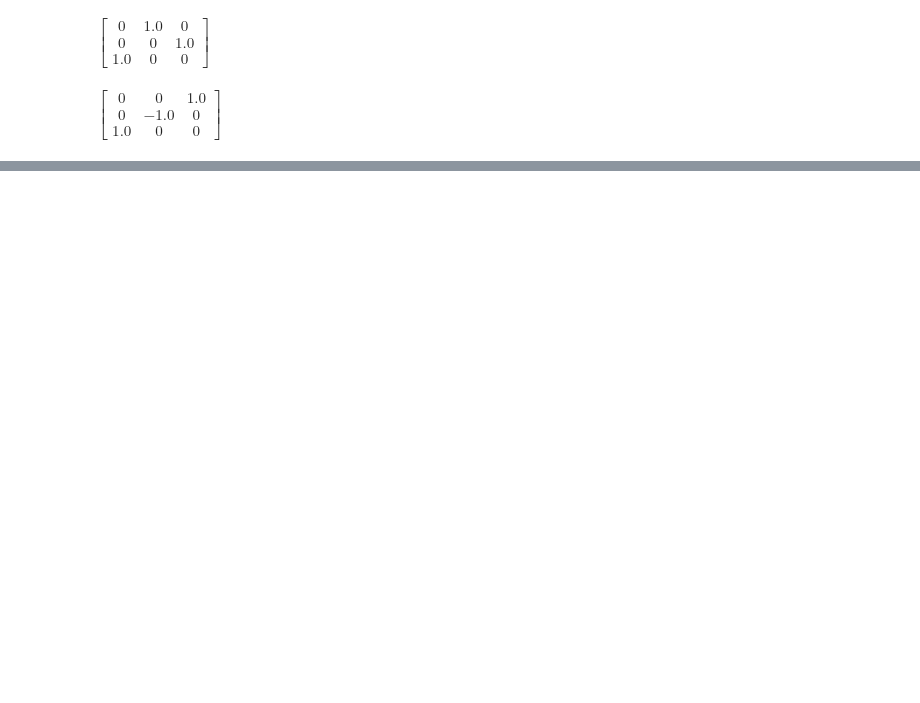
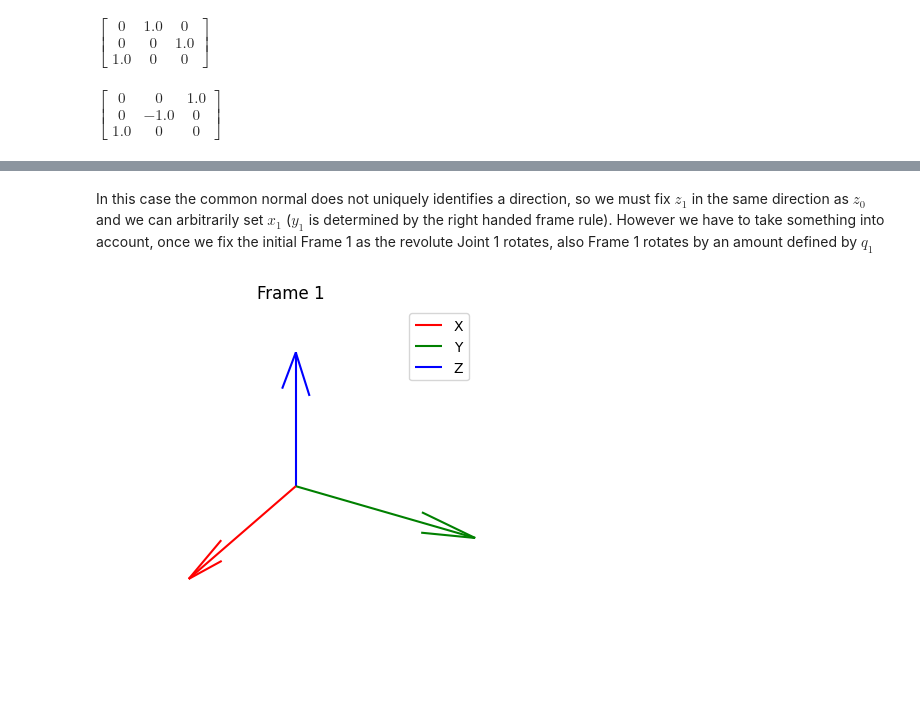
Before and after one commit to Haislich/robotic, a Jupyter notebook: exams/midterm_22-11-2024.ipynb, the cells around one changed output, grey strips where cells are left out. Cells and saved outputs as stored; diff of their text form; code cells hidden in the pictures; blank space fills up the shorter version.

```diff
--- a/exams/midterm_22-11-2024.ipynb
+++ b/exams/midterm_22-11-2024.ipynb
@@ -352,0 +447,7 @@ $\displaystyle \left[\begin{matrix}- 1.0 L \sin{\left(q_{3} \right)} + 1.0 q_{2}
+# %% [markdown]
+In this case the common normal does not uniquely identifies a direction, so we must fix $z_1$ in the same direction as $z_0$ and we can arbitrarily set $x_1$ ($y_1$ is determined by the right handed frame rule).
+However we have to take something into account, once we fix the initial Frame 1 as the revolute Joint 1 rotates, also Frame 1 rotates by an amount defined by $q_1$
+# %%
+t_1 = draw_frame(basis = t_0, label = "Frame 1")
+# %% [output]
+[figure, added]
```
Also changed, not shown: parts of 14 cells of this notebook.
